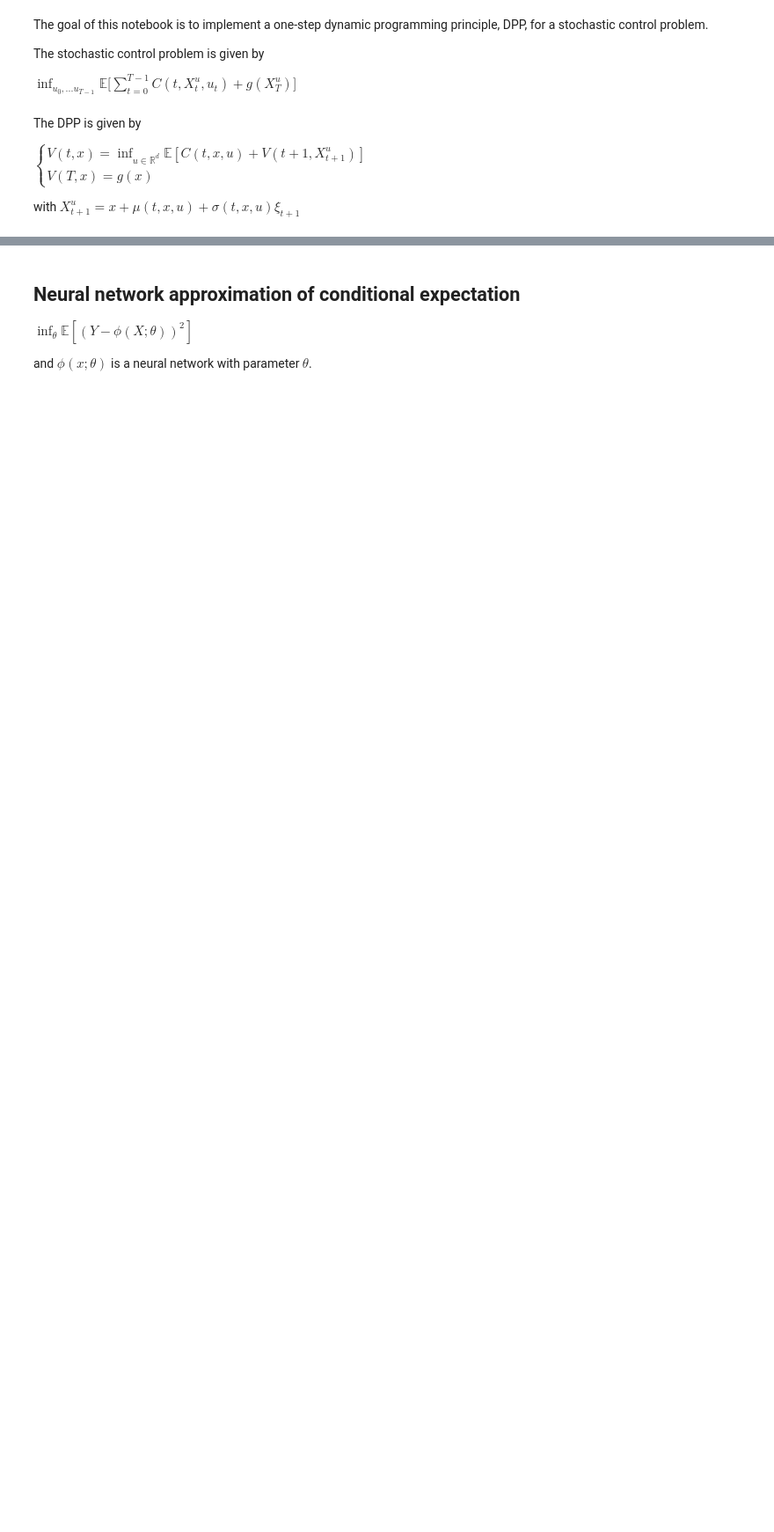
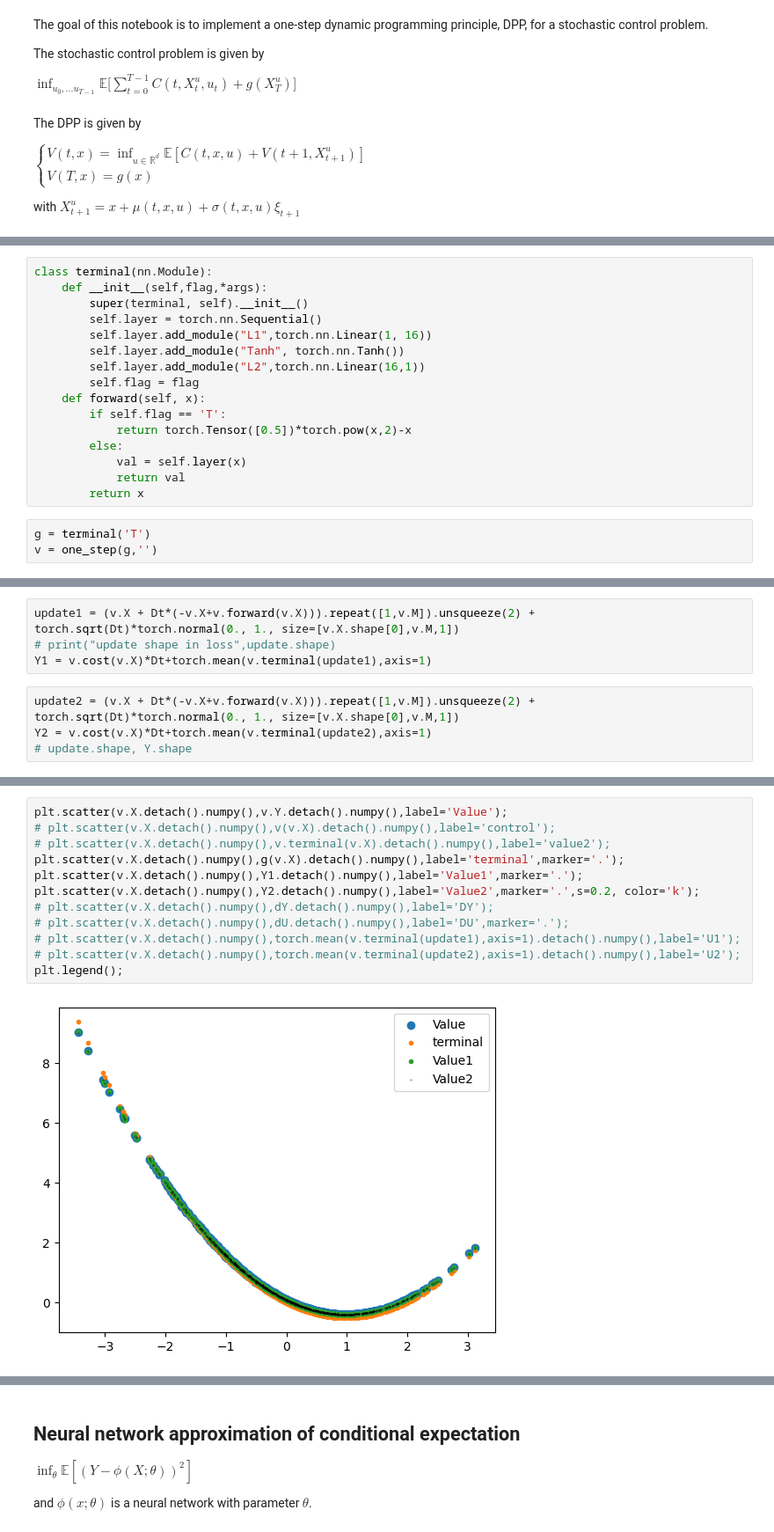
Before and after one commit to arashfahim/Stochastic_Control_FSU, a Jupyter notebook: Discrete_time_DPP.ipynb, the cells around one changed output, grey strips where cells are left out. Shown at 88% size. Drawn from its saved outputs; the diff is of its cells as text; blank space fills up the shorter version.

```diff
--- a/Discrete_time_DPP.ipynb
+++ b/Discrete_time_DPP.ipynb
@@ -52,0 +256,19 @@ It is important to make sure the input and output are functions and not just dat
+# %%
+class terminal(nn.Module):
+    def __init__(self,flag,*args):
+        super(terminal, self).__init__()
+        self.layer = torch.nn.Sequential()
+        self.layer.add_module("L1",torch.nn.Linear(1, 16))
+        self.layer.add_module("Tanh", torch.nn.Tanh())
+        self.layer.add_module("L2",torch.nn.Linear(16,1))
+        self.flag = flag
+    def forward(self, x):
+        if self.flag == 'T':
+            return torch.Tensor([0.5])*torch.pow(x,2)-x
+        else:
+            val = self.layer(x)
+            return val
+        return x
+# %%
+g = terminal('T')
+v = one_step(g,'')
@@ -52,0 +277,8 @@ It is important to make sure the input and output are functions and not just dat
+# %%
+update1 = (v.X + Dt*(-v.X+v.forward(v.X))).repeat([1,v.M]).unsqueeze(2) + torch.sqrt(Dt)*torch.normal(0., 1., size=[v.X.shape[0],v.M,1])
+# print("update shape in loss",update.shape)
+Y1 = v.cost(v.X)*Dt+torch.mean(v.terminal(update1),axis=1)
+# %%
+update2 = (v.X + Dt*(-v.X+v.forward(v.X))).repeat([1,v.M]).unsqueeze(2) + torch.sqrt(Dt)*torch.normal(0., 1., size=[v.X.shape[0],v.M,1])
+Y2 = v.cost(v.X)*Dt+torch.mean(v.terminal(update2),axis=1)
+# update.shape, Y.shape
@@ -52,0 +288,14 @@ It is important to make sure the input and output are functions and not just dat
+# %%
+plt.scatter(v.X.detach().numpy(),v.Y.detach().numpy(),label='Value');
+# plt.scatter(v.X.detach().numpy(),v(v.X).detach().numpy(),label='control');
+# plt.scatter(v.X.detach().numpy(),v.terminal(v.X).detach().numpy(),label='value2');
+plt.scatter(v.X.detach().numpy(),g(v.X).detach().numpy(),label='terminal',marker='.');
+plt.scatter(v.X.detach().numpy(),Y1.detach().numpy(),label='Value1',marker='.');
+plt.scatter(v.X.detach().numpy(),Y2.detach().numpy(),label='Value2',marker='.',s=0.2, color='k');
+# plt.scatter(v.X.detach().numpy(),dY.detach().numpy(),label='DY');
+# plt.scatter(v.X.detach().numpy(),dU.detach().numpy(),label='DU',marker='.');
+# plt.scatter(v.X.detach().numpy(),torch.mean(v.terminal(update1),axis=1).detach().numpy(),label='U1');
+# plt.scatter(v.X.detach().numpy(),torch.mean(v.terminal(update2),axis=1).detach().numpy(),label='U2');
+plt.legend();
+# %% [output]
+[figure, added]
```
Also changed, not shown: parts of 65 cells of this notebook.
